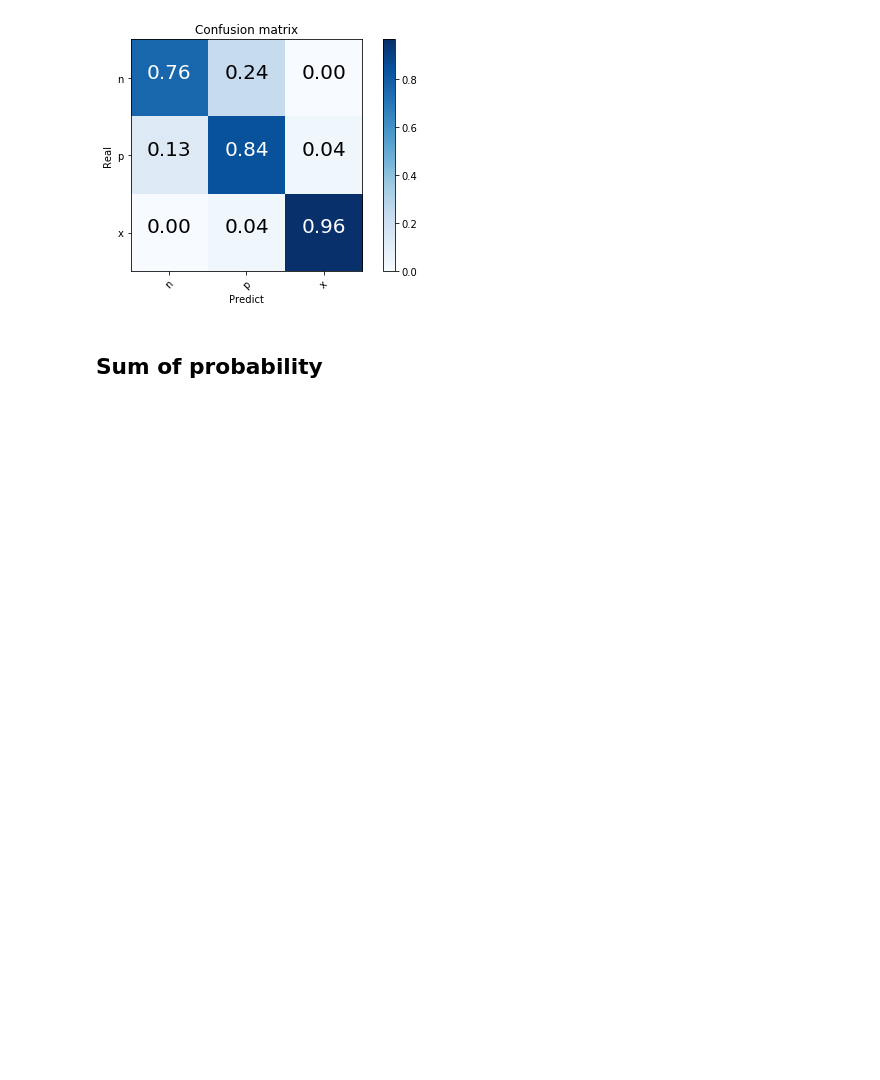
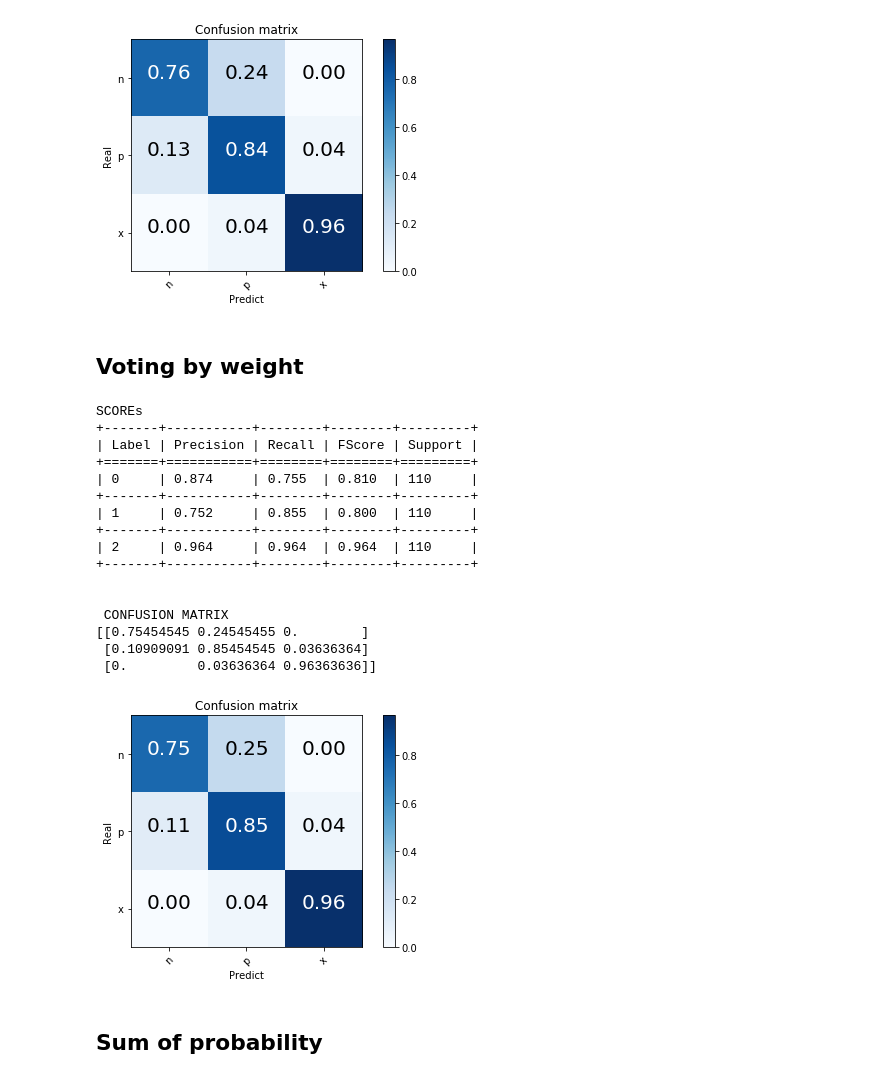
Before and after one commit to cilegann/TuberculosisDetect, a Jupyter notebook: src/detect_flow.ipynb, the cells around one changed output. Drawn from its saved outputs; the diff is of its cells as text; code cells hidden in the pictures; blank space fills up the shorter version.

```diff
--- a/src/detect_flow.ipynb
+++ b/src/detect_flow.ipynb
@@ -111,6 +111,65 @@ SCOREs
  [0.12727273 0.83636364 0.03636364]
  [0.         0.03636364 0.96363636]]
 [figure]
+# %% [markdown]
+## Voting by weight
+# %%
+def voting_w(probs):
+    true=[]
+    pred=[]
+    for k in sorted(probs,key=lambda k:probs[k]["real"]):
+        true_value=probs[k]["real"]
+        pred_value=([probs[k]["cnn"]["result"],probs[k]["tscnn"]["result"],probs[k]["yolo"]["result"],probs[k]["tsyolo"]["result"]])
+        votes=[0,0,0]
+        weight=[
+            #[1,2,1],[1,3,1],[2,2,1],[1,2,4]
+                [1,1,1],
+                [1,2,1],
+                [1,1,1],
+                [1,1,2]
+        ]
+        for i,p in enumerate(pred_value):
+            for r in range(3):
+                if p==r:
+                    votes[r]+=weight[i][r]
+        #votes=([votes[i]/sum(weight[k][i] for k in range(4)) for i in range(3) ])
+        if votes[1]>=votes[0] and votes[1]>=votes[2]:
+            pred.append(1)
+        else:
+            if votes[2]>votes[0]:
+                pred.append(2)
+            else:
+                pred.append(0)
+        #pred.append(np.argmax(np.asarray(votes)))
+#         if votes[1]>=4:
+#             pred.append(1)
+#         elif votes[2]>=2:
+#             pred.append(2)
+#         else:
+#             pred.append(0)
+        true.append(true_value)
+    return np.asarray(true),np.asarray(pred)
+t,p=voting_w(probs)
+evaluate(t,p)
+plot_confusion_matrix(t,p,["n","p","x"])
+# %% [output]
+SCOREs
++-------+-----------+--------+--------+---------+
+| Label | Precision | Recall | FScore | Support |
++=======+===========+========+========+=========+
+| 0     | 0.874     | 0.755  | 0.810  | 110     |
++-------+-----------+--------+--------+---------+
+| 1     | 0.752     | 0.855  | 0.800  | 110     |
++-------+-----------+--------+--------+---------+
+| 2     | 0.964     | 0.964  | 0.964  | 110     |
++-------+-----------+--------+--------+---------+
+
+
+ CONFUSION MATRIX
+[[0.75454545 0.24545455 0.        ]
+ [0.10909091 0.85454545 0.03636364]
+ [0.         0.03636364 0.96363636]]
+[figure, added]
 # %% [markdown]
 ## Sum of probability
 # %%
```
Also changed, not shown: parts of 3 cells of this notebook.
